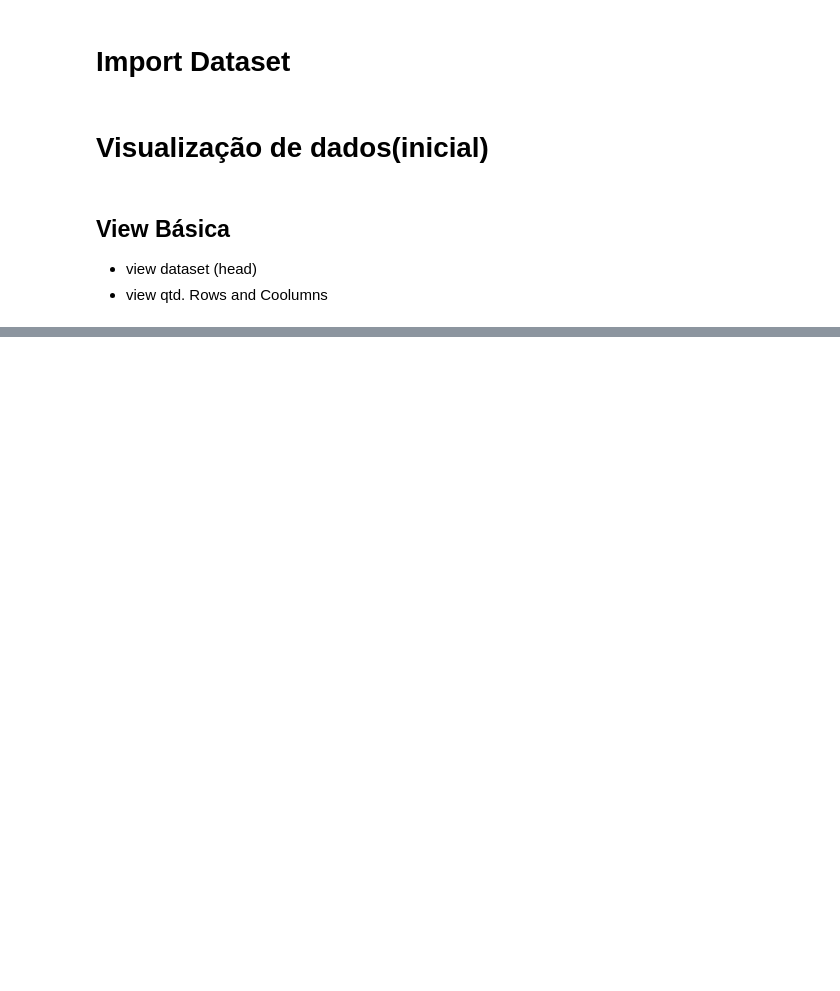
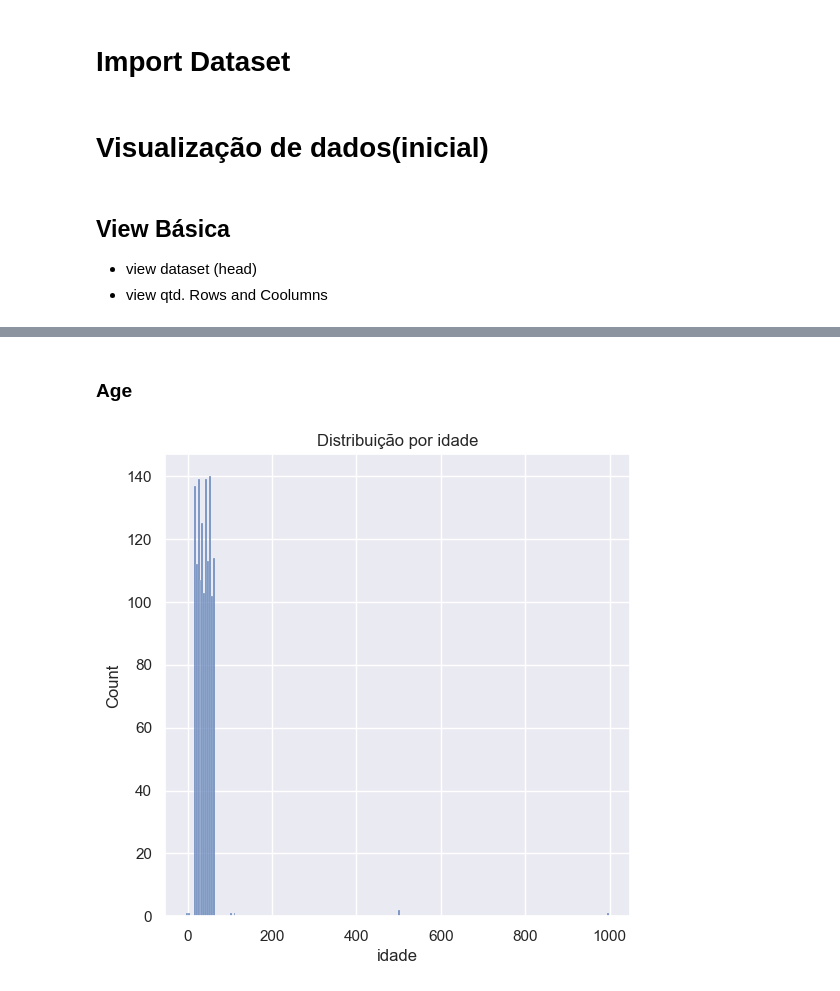
Before and after one commit to WilliamYizima/POS-4IADT, a Jupyter notebook: V1-Project-001.ipynb, the cells around one changed output, grey strips where cells are left out. Cells and saved outputs as stored; diff of their text form; code cells hidden in the pictures; blank space fills up the shorter version.

```diff
--- a/V1-Project-001.ipynb
+++ b/V1-Project-001.ipynb
@@ -248,0 +255,9 @@ plt.show()
+# %% [markdown]
+### Age
+# %%
+plt.figure(figsize=(6,6))
+sns.histplot(insurance_dataset['idade'])
+plt.title('Distribuição por idade')
+plt.show()
+# %% [output]
+[figure, added]
```
Also changed, not shown: parts of 26 cells of this notebook, 3 other files.
